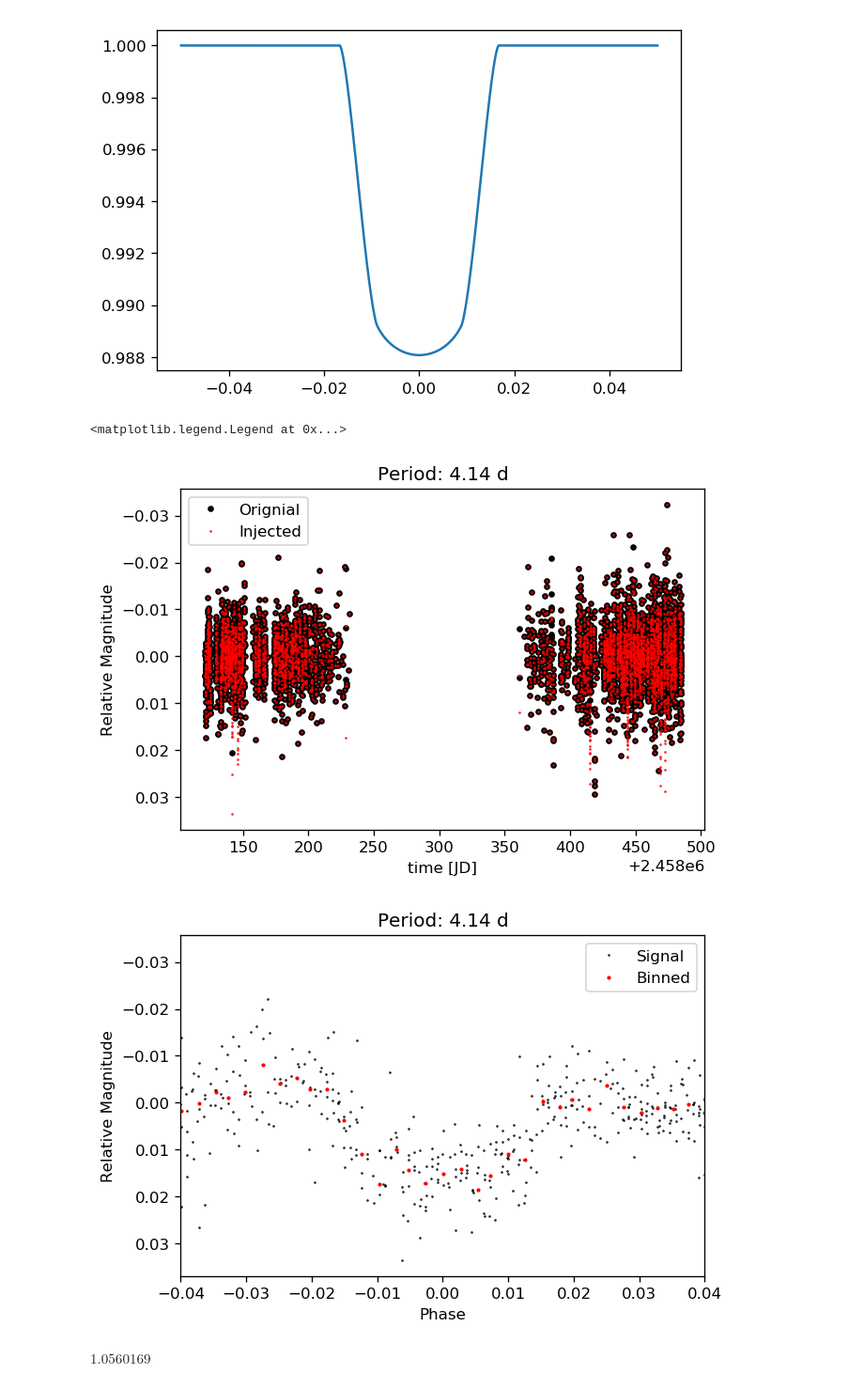
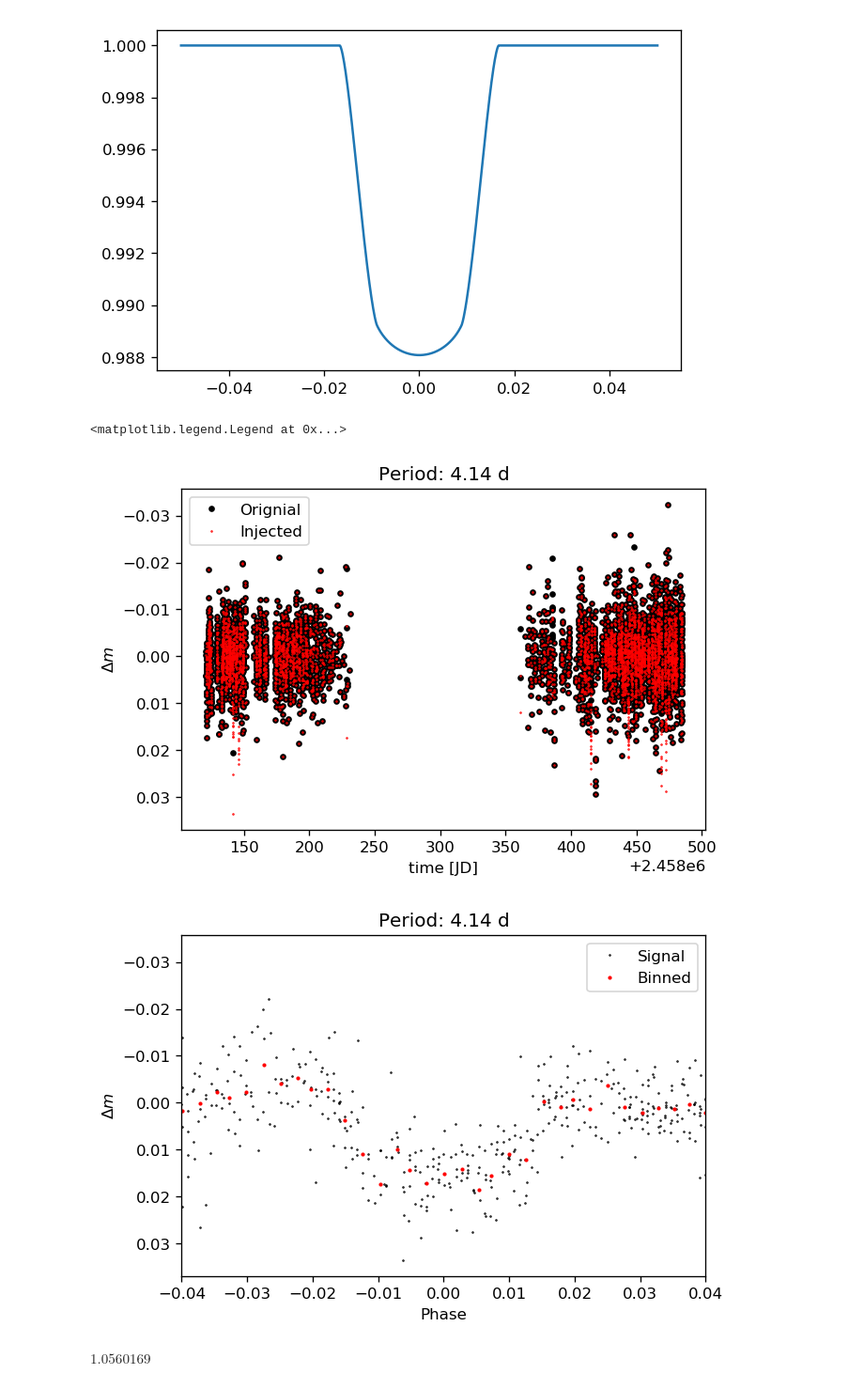
Before and after one commit to ruoyanwangdr/Dectection-of-Bright-Transiting-Exoplanet-with-MASCARA-TESS, a Jupyter notebook: ls_1359354.ipynb, the cells around one changed output. Shown: that part at 94% size. Cells and saved outputs as stored; diff of their text form; code cells hidden in the pictures.

```diff
--- a/ls_1359354.ipynb
+++ b/ls_1359354.ipynb
@@ -279,7 +279,7 @@ plt.plot(lsc_jd, injected_mag, '.r', ms=1, label='Injected')
 plt.gca().invert_yaxis()
 plt.title("Period: {0} d".format(params.per))
 plt.xlabel("time [JD]")
-plt.ylabel("Relative Magnitude")
+plt.ylabel(r'$\Delta m$')
 plt.legend()
 #plt.savefig('ascc_1359354_injected.png', dpi=200)
 
@@ -294,36 +294,36 @@ plt.legend()
 P = params.per # Days
 #epoch = T0+1469.474 # BTJD
 
 #tess_phase=((tess_time-epoch)%P)
 #tess_phase = np.array([tess_phase[i]/P if tess_phase[i] < P/2.
 #                       else (tess_phase[i]-P)/P for i in range(len(tess_phase))])
 
 
 #phase = (lsc_jd)/P
 phase = np.mod(((lsc_jd)/P)+.5, 1)-.5
 #phase = t % P
 
 #phase = (t - epoch) % P
 #phase = np.array([phase[i]/P if phase[i] < P/2.
 #                       else (phase[i]-P)/P for i in range(len(phase))])
 
 binned_phase, binned_mag = spec_digitize_median(phase, injected_mag, 400)
 
 plt.figure()
 #plt.xlim(min(phase),max(phase))
 plt.xlim(-0.04,0.04)
 plt.plot(phase, injected_mag, '.k', ms=1, label='Signal')
 plt.plot(binned_phase, binned_mag, '.r', ms=3, label='Binned')
 plt.gca().invert_yaxis()
 plt.title("Period: {0} d".format(params.per))
 plt.xlabel("Phase")
-plt.ylabel("Relative Magnitude")
+plt.ylabel(r'$\Delta m$')
 plt.legend()
 #plt.savefig('ascc_1359354_injected_phase_folding.png', dpi=200)
 # %% [output]
 <matplotlib.legend.Legend at 0x...>
-[figure, old version]
+[figure, new version]
-[figure, old version]
+[figure, new version]
 # %%
 (params.rp)**2*100
 # %% [output]
```
Also changed, not shown: parts of 5 cells of this notebook, 1 other file.
